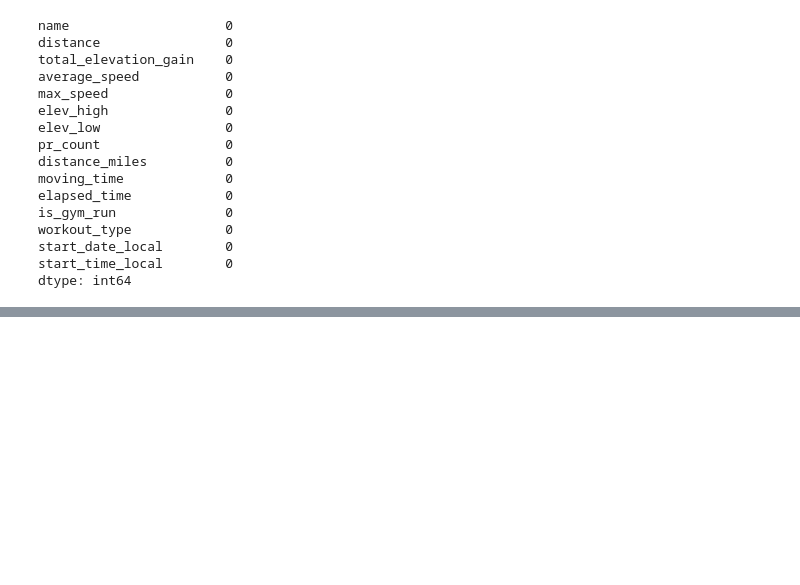
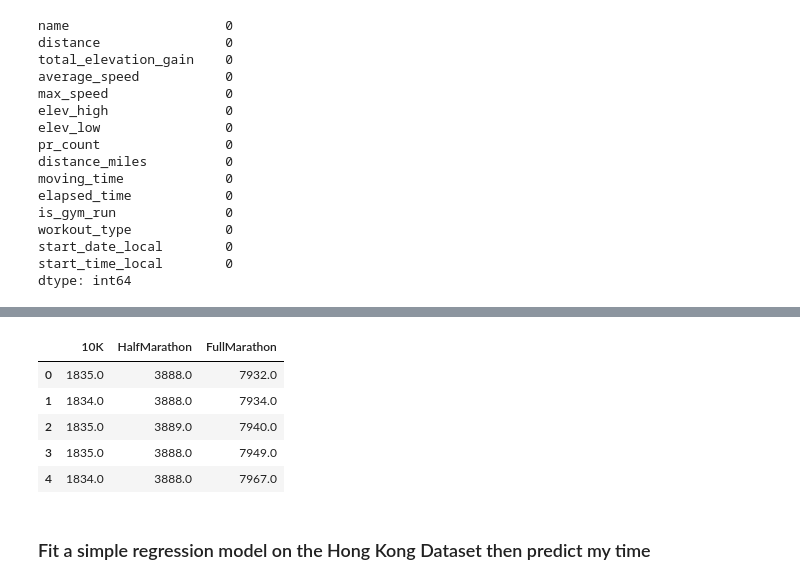
Before and after one commit to gknappattack/MyRunningData, a Jupyter notebook: strava.ipynb, the cells around one changed output, grey strips where cells are left out. Saved outputs shown, nothing was run; the diff lists cells and outputs as text; code cells hidden in the pictures; blank space fills up the shorter version.

```diff
--- a/strava.ipynb
+++ b/strava.ipynb
@@ -274,0 +357,27 @@ run_df_cleaned.to_csv('data/greg_runs.csv', index=False)
+# %%
+def timestamp_to_seconds(time):
+    dt = datetime.strptime(time, "%H:%M:%S")
+    delta = dt - datetime(1900, 1, 1)
+    return delta.total_seconds()
+# %%
+def preprocess_hongkong_data(df):
+    df.loc[:, '10K'] = df['10km Time'].apply(timestamp_to_seconds)
+    df.loc[:, 'HalfMarathon'] = df['Half Way Time'].apply(timestamp_to_seconds)
+    df.loc[:, 'FullMarathon'] = df['Official Time'].apply(timestamp_to_seconds)
+
+    # Drop string times since we do not need them anymore
+    df.drop(columns=['10km Time', 'Half Way Time', 'Official Time'], inplace=True)
+
+    return df
+
+hk_train = preprocess_hongkong_data(hk_train)
+hk_train.head()
+# %% [output]
+|  | 10K | HalfMarathon | FullMarathon |
+| 0 | 1835.0 | 3888.0 | 7932.0 |
+| 1 | 1834.0 | 3888.0 | 7934.0 |
+| 2 | 1835.0 | 3889.0 | 7940.0 |
+| 3 | 1835.0 | 3888.0 | 7949.0 |
+| 4 | 1834.0 | 3888.0 | 7967.0 |
+# %% [markdown]
+### Fit a simple regression model on the Hong Kong Dataset then predict my time
```
Also changed, not shown: parts of 57 cells of this notebook, 6 other files.
